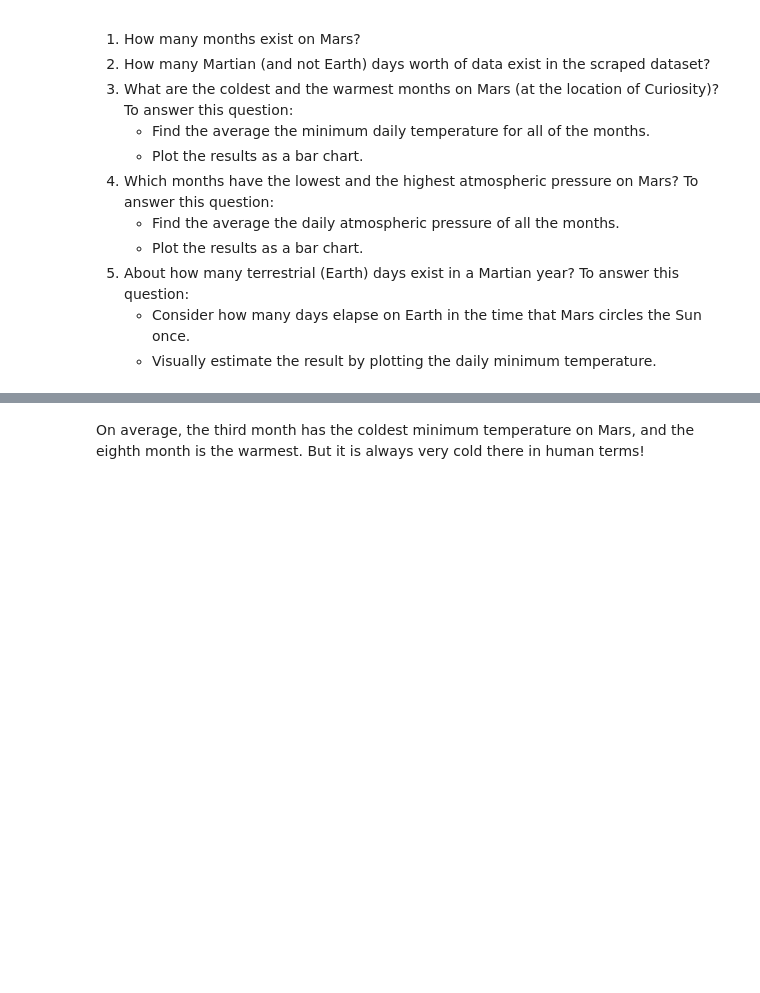
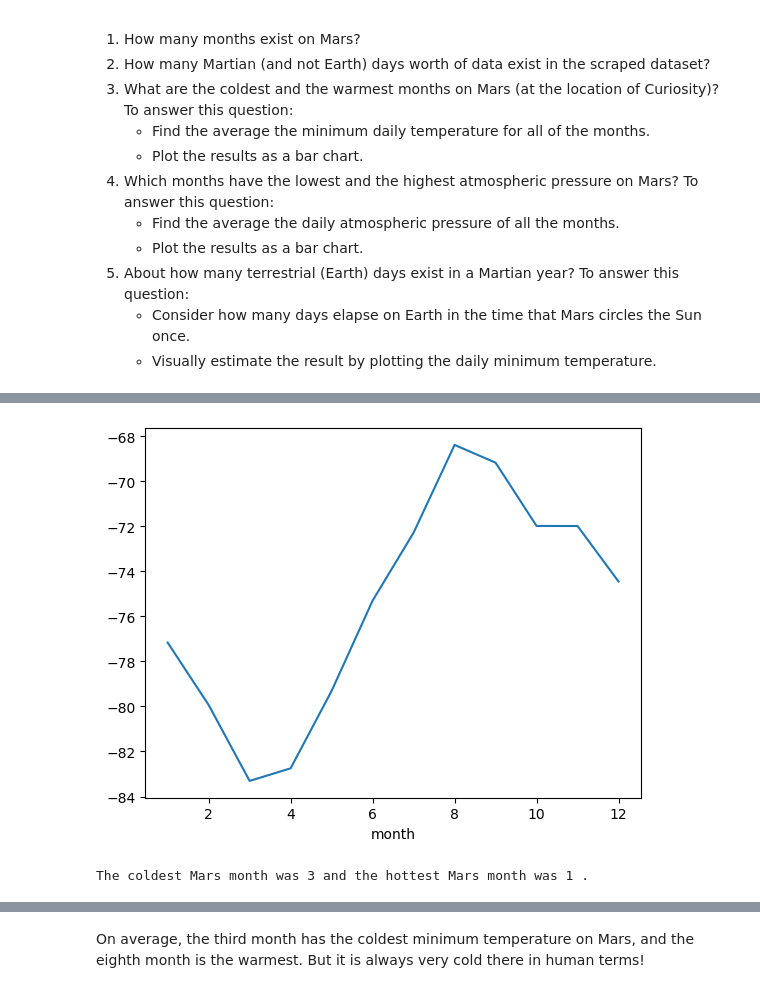
Before and after one commit to levite-neil/mars_analysis, a Jupyter notebook: part_2_mars_weather.ipynb, the cells around one changed output, grey strips where cells are left out. Drawn from its saved outputs; the diff is of its cells as text; code cells hidden in the pictures; blank space fills up the shorter version.

```diff
--- a/part_2_mars_weather.ipynb
+++ b/part_2_mars_weather.ipynb
@@ -126,3 +126,7 @@ temp_dict
 # %%
 # Create a Pandas DataFrame by using the list of rows and a list of the column names
 mars_df = pd.DataFrame(temp_dict)
+# %%
+
+mars_df = pd.DataFrame(mars_temp_list)
+mars_df.head()
@@ -149,2 +168,12 @@ Examine the data types that are currently associated with each column. If necess
+# %%
+# Change data types for data analysis
+
+mars_df = mars_df.astype({'id': 'int32'})
+mars_df = mars_df.astype({'terrestrial_date': 'datetime64'})
+mars_df = mars_df.astype({'sol': 'int32'})
+mars_df = mars_df.astype({'ls': 'int32'})
+mars_df = mars_df.astype({'month': 'int32'})
+mars_df = mars_df.astype({'min_temp': 'float32'})
+mars_df = mars_df.astype({'pressure': 'float32'})
 # %%
 # Confirm type changes were successful by examining data types again
@@ -171,2 +218,4 @@ Analyze your dataset by using Pandas functions to answer the following questions
 # %%
 # 3. What is the average low temperature by month?
+avg_temp_months = mars_df.groupby(['month'])['min_temp'].mean()
+avg_temp_months
@@ -173,2 +237,6 @@ Analyze your dataset by using Pandas functions to answer the following questions
 # %%
 # Plot the average temperature by month
+avg_temp_months.plot()
+plt.show()
+# %% [output]
+[figure, added]
@@ -177,2 +243,14 @@ Analyze your dataset by using Pandas functions to answer the following questions
+# %%
+# Identify the coldest and hottest months in Curiosity's location
+#Coldest Mars Month
+cold_mars_month = pd.DataFrame(mars_df.loc[mars_df['min_temp'] == mars_df['min_temp'].min(), ["month"]])
+
+#Hottest Mars Month
+hot_mars_month = pd.DataFrame(mars_df.loc[mars_df['min_temp'] == mars_df['min_temp'].max(), ["month"]])
+month_cold = cold_mars_month['month'].values
+month_hot = hot_mars_month['month'].values
+print("The coldest Mars month was", month_cold[0], "and the hottest Mars month was",month_hot[0],".")
+# %% [output]
+The coldest Mars month was 3 and the hottest Mars month was 1 .
 # %%
 # 4. Average pressure by Martian month
```
Also changed, not shown: parts of 13 cells of this notebook, 2 other files.
